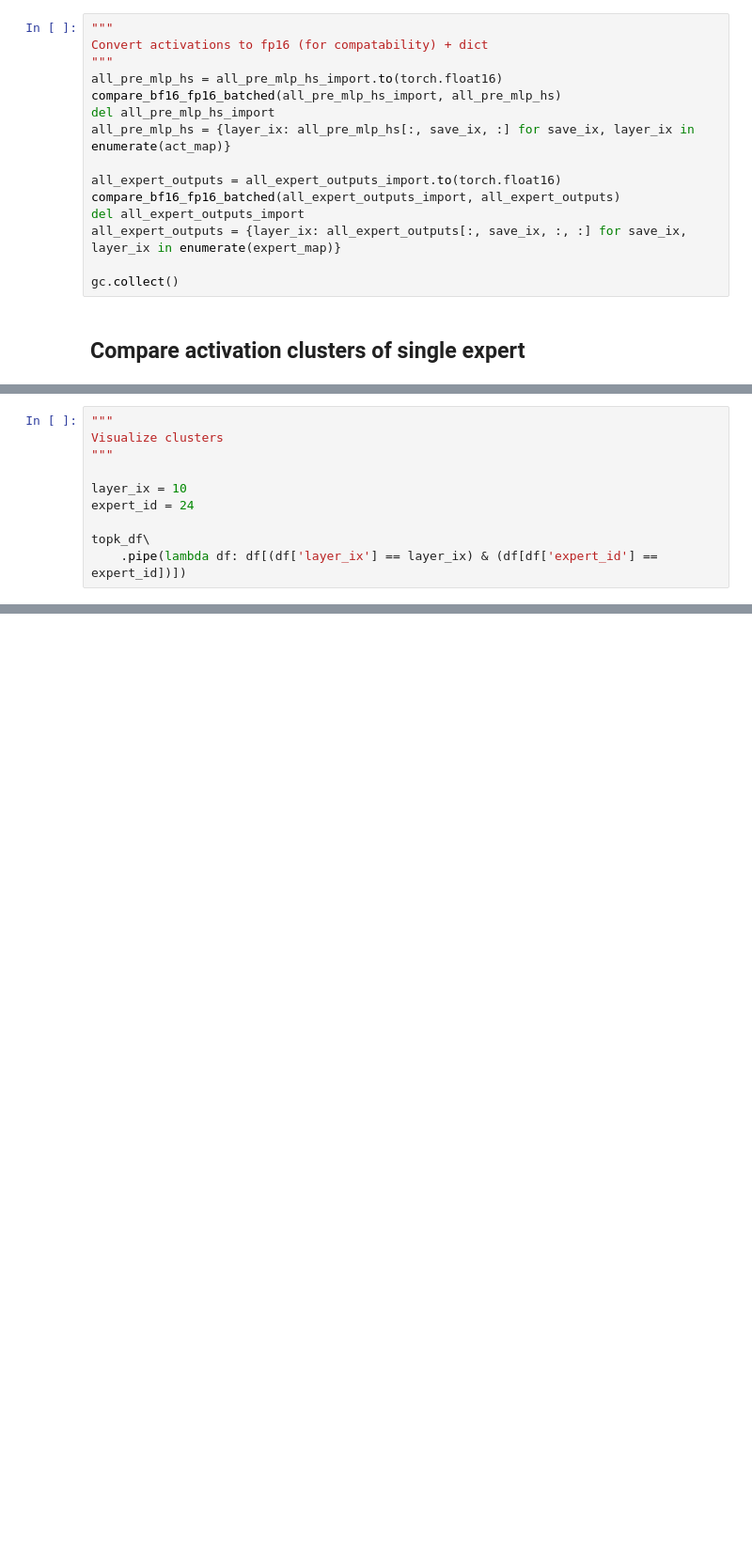
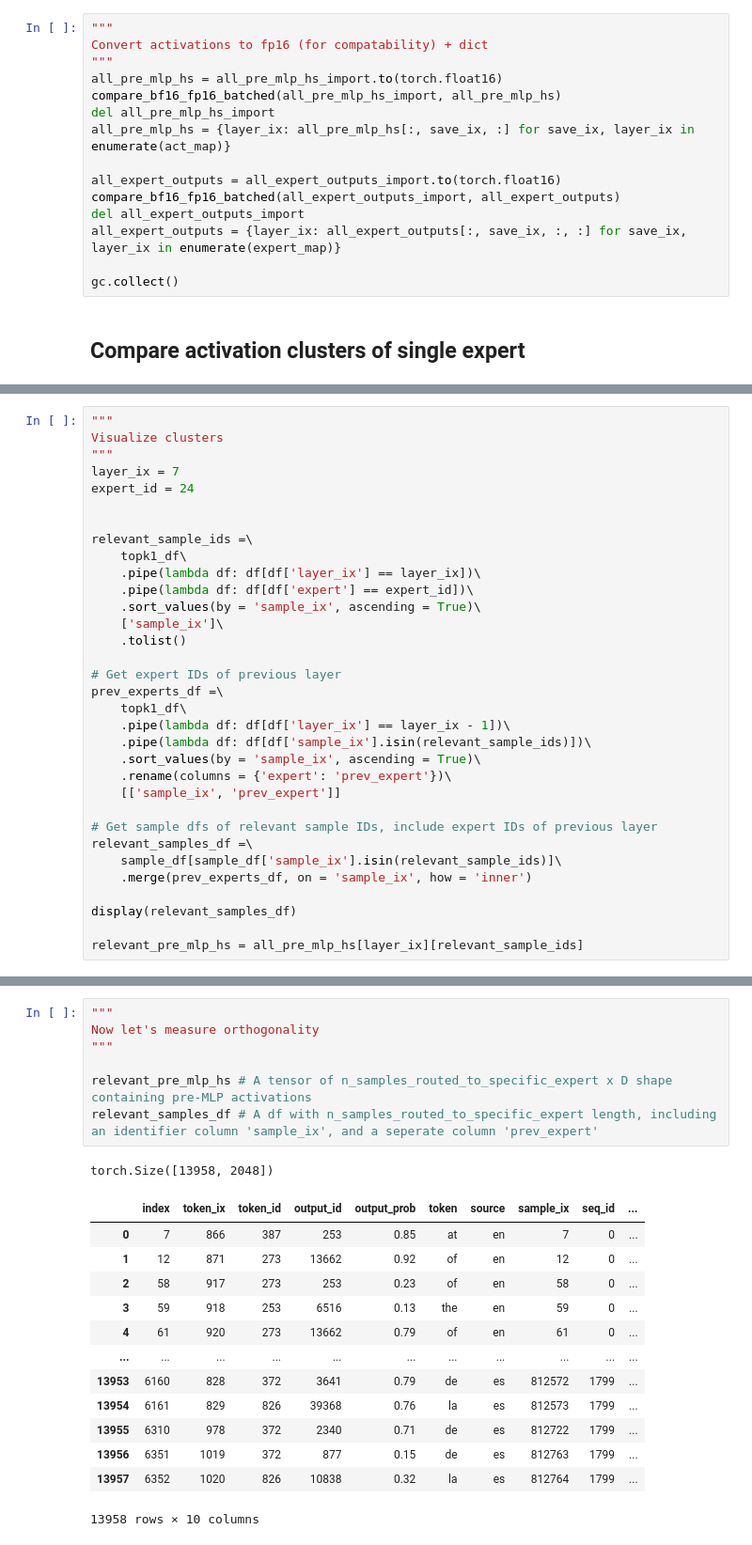
Before and after one commit to bongohead/interpretable-moes-analysis, a Jupyter notebook: analyses/hidden-state-clustering/02-expert-specialization-moe.ipynb, the cells around one changed output, grey strips where cells are left out. Shown: that part at 94% size. Saved outputs shown, nothing was run; the diff lists cells and outputs as text; blank space fills up the shorter version.

```diff
--- a/analyses/hidden-state-clustering/02-expert-specialization-moe.ipynb
+++ b/analyses/hidden-state-clustering/02-expert-specialization-moe.ipynb
@@ -96,9 +105,32 @@ gc.collect()
 """
 Visualize clusters
 """
-
-layer_ix = 10
+layer_ix = 7
 expert_id = 24
 
-topk_df\
-    .pipe(lambda df: df[(df['layer_ix'] == layer_ix) & (df[df['expert_id'] == expert_id])])
+
+relevant_sample_ids =\
+    topk1_df\
+    .pipe(lambda df: df[df['layer_ix'] == layer_ix])\
+    .pipe(lambda df: df[df['expert'] == expert_id])\
+    .sort_values(by = 'sample_ix', ascending = True)\
+    ['sample_ix']\
+    .tolist()
+
+# Get expert IDs of previous layer
+prev_experts_df =\
+    topk1_df\
+    .pipe(lambda df: df[df['layer_ix'] == layer_ix - 1])\
+    .pipe(lambda df: df[df['sample_ix'].isin(relevant_sample_ids)])\
+    .sort_values(by = 'sample_ix', ascending = True)\
+    .rename(columns = {'expert': 'prev_expert'})\
+    [['sample_ix', 'prev_expert']]
+
+# Get sample dfs of relevant sample IDs, include expert IDs of previous layer
+relevant_samples_df =\
+    sample_df[sample_df['sample_ix'].isin(relevant_sample_ids)]\
+    .merge(prev_experts_df, on = 'sample_ix', how = 'inner')
+
+display(relevant_samples_df)
+
+relevant_pre_mlp_hs = all_pre_mlp_hs[layer_ix][relevant_sample_ids]
@@ -104,0 +222,22 @@ topk_df\
+# %%
+"""
+Now let's measure orthogonality
+"""
+
+relevant_pre_mlp_hs # A tensor of n_samples_routed_to_specific_expert x D shape containing pre-MLP activations
+relevant_samples_df # A df with n_samples_routed_to_specific_expert length, including an identifier column 'sample_ix', and a seperate column 'prev_expert'
+# %% [output]
+torch.Size([13958, 2048])
+|  | index | token_ix | token_id | output_id | output_prob | token | source | sample_ix | seq_id | ... |
+| 0 | 7 | 866 | 387 | 253 | 0.85 | at | en | 7 | 0 | ... |
+| 1 | 12 | 871 | 273 | 13662 | 0.92 | of | en | 12 | 0 | ... |
+| 2 | 58 | 917 | 273 | 253 | 0.23 | of | en | 58 | 0 | ... |
+| 3 | 59 | 918 | 253 | 6516 | 0.13 | the | en | 59 | 0 | ... |
+| 4 | 61 | 920 | 273 | 13662 | 0.79 | of | en | 61 | 0 | ... |
+| ... | ... | ... | ... | ... | ... | ... | ... | ... | ... | ... |
+| 13953 | 6160 | 828 | 372 | 3641 | 0.79 | de | es | 812572 | 1799 | ... |
+| 13954 | 6161 | 829 | 826 | 39368 | 0.76 | la | es | 812573 | 1799 | ... |
+| 13955 | 6310 | 978 | 372 | 2340 | 0.71 | de | es | 812722 | 1799 | ... |
+| 13956 | 6351 | 1019 | 372 | 877 | 0.15 | de | es | 812763 | 1799 | ... |
+| 13957 | 6352 | 1020 | 826 | 10838 | 0.32 | la | es | 812764 | 1799 | ... |
+13958 rows × 10 columns
```
Also changed, not shown: parts of 7 cells of this notebook, 7 other files.
